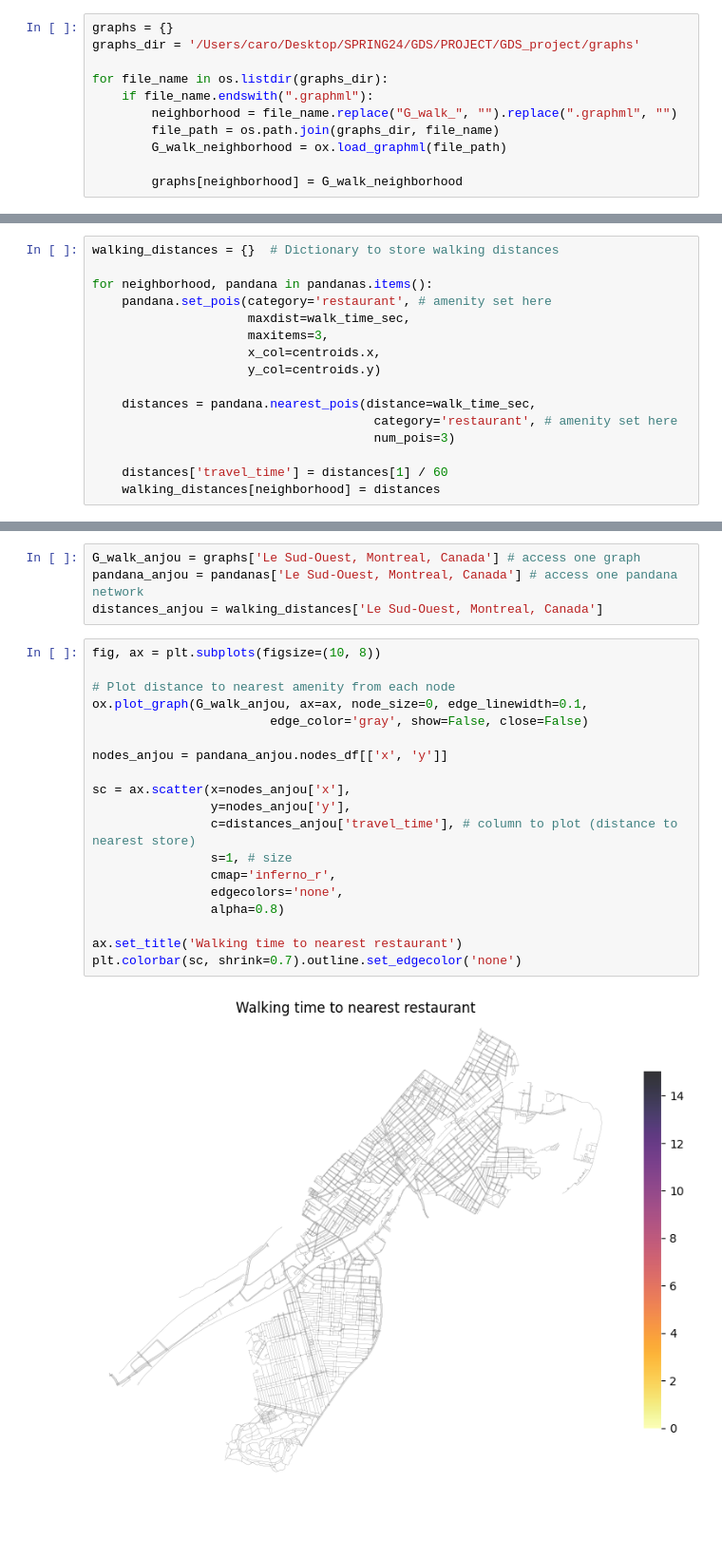
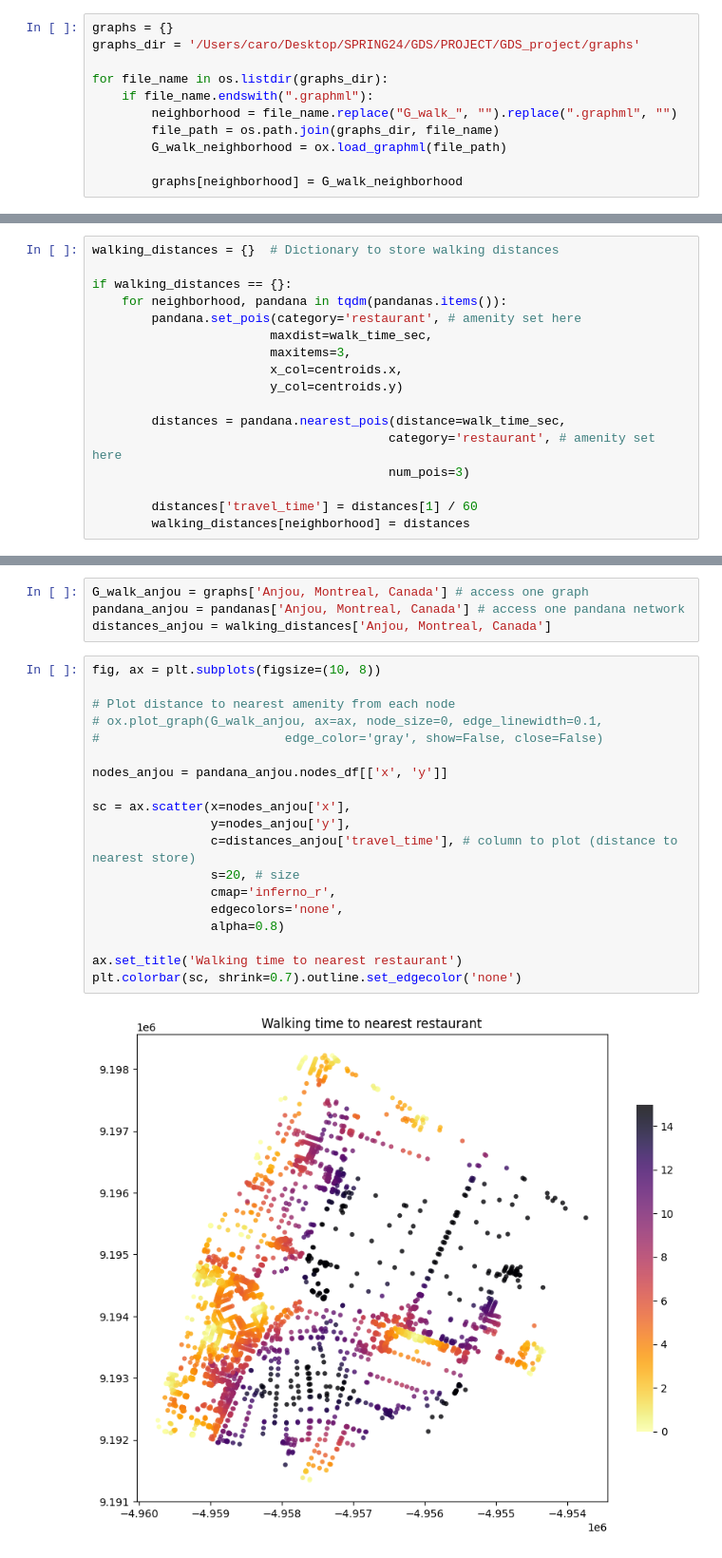
Before and after one commit to michelo200/GDS_project_deployment, a Jupyter notebook: initial_analysis/walking_discances_automated_caro.ipynb, the cells around one changed output, grey strips where cells are left out. Shown at 95% size. Drawn from its saved outputs; the diff is of its cells as text; blank space fills up the shorter version.

```diff
--- a/initial_analysis/walking_discances_automated_caro.ipynb
+++ b/initial_analysis/walking_discances_automated_caro.ipynb
@@ -100,16 +148,17 @@ Range graph removed 20608 edges of 40772
 # %%
 walking_distances = {}  # Dictionary to store walking distances
 
-for neighborhood, pandana in pandanas.items():
-    pandana.set_pois(category='restaurant', # amenity set here
-                     maxdist=walk_time_sec,
-                     maxitems=3,
-                     x_col=centroids.x,
-                     y_col=centroids.y)
+if walking_distances == {}:
+    for neighborhood, pandana in tqdm(pandanas.items()):
+        pandana.set_pois(category='restaurant', # amenity set here
+                        maxdist=walk_time_sec,
+                        maxitems=3,
+                        x_col=centroids.x,
+                        y_col=centroids.y)
 
-    distances = pandana.nearest_pois(distance=walk_time_sec,
-                                      category='restaurant', # amenity set here
-                                      num_pois=3)
+        distances = pandana.nearest_pois(distance=walk_time_sec,
+                                        category='restaurant', # amenity set here
+                                        num_pois=3)
 
-    distances['travel_time'] = distances[1] / 60
-    walking_distances[neighborhood] = distances
+        distances['travel_time'] = distances[1] / 60
+        walking_distances[neighborhood] = distances
@@ -116,26 +187,26 @@ for neighborhood, pandana in pandanas.items():
 # %%
-G_walk_anjou = graphs['Le Sud-Ouest, Montreal, Canada'] # access one graph
-pandana_anjou = pandanas['Le Sud-Ouest, Montreal, Canada'] # access one pandana network
-distances_anjou = walking_distances['Le Sud-Ouest, Montreal, Canada']
+G_walk_anjou = graphs['Anjou, Montreal, Canada'] # access one graph
+pandana_anjou = pandanas['Anjou, Montreal, Canada'] # access one pandana network
+distances_anjou = walking_distances['Anjou, Montreal, Canada']
 # %%
 fig, ax = plt.subplots(figsize=(10, 8))
 
 # Plot distance to nearest amenity from each node
-ox.plot_graph(G_walk_anjou, ax=ax, node_size=0, edge_linewidth=0.1,
-                        edge_color='gray', show=False, close=False)
+# ox.plot_graph(G_walk_anjou, ax=ax, node_size=0, edge_linewidth=0.1,
+#                         edge_color='gray', show=False, close=False)
 
 nodes_anjou = pandana_anjou.nodes_df[['x', 'y']]
 
 sc = ax.scatter(x=nodes_anjou['x'],
                 y=nodes_anjou['y'],
                 c=distances_anjou['travel_time'], # column to plot (distance to nearest store)
-                s=1, # size
+                s=20, # size
                 cmap='inferno_r',
                 edgecolors='none',
                 alpha=0.8)
 
 ax.set_title('Walking time to nearest restaurant')
 plt.colorbar(sc, shrink=0.7).outline.set_edgecolor('none')
 # %% [output]
-[figure, old version]
+[figure, new version]
 # %%
```
Also changed, not shown: parts of 8 cells of this notebook, 1 other file.
